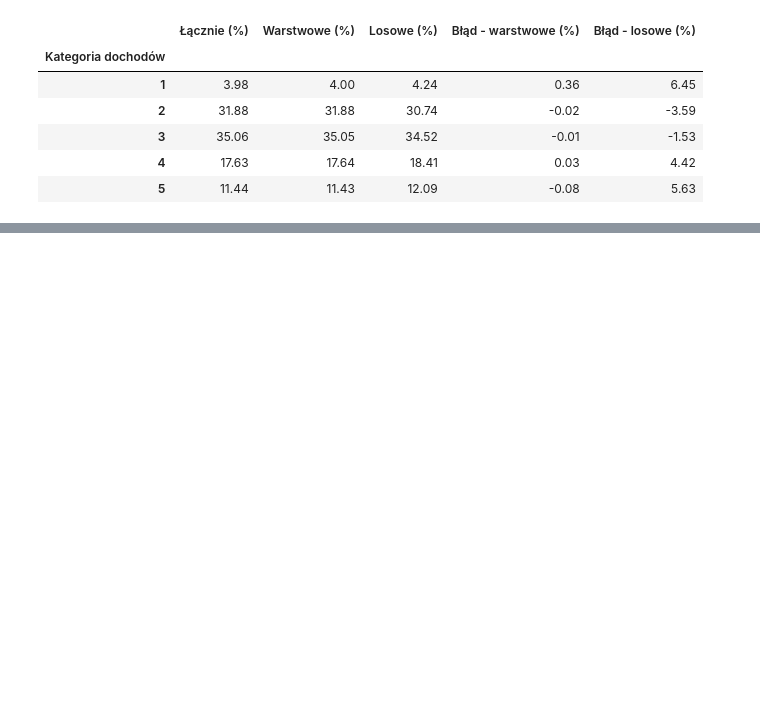
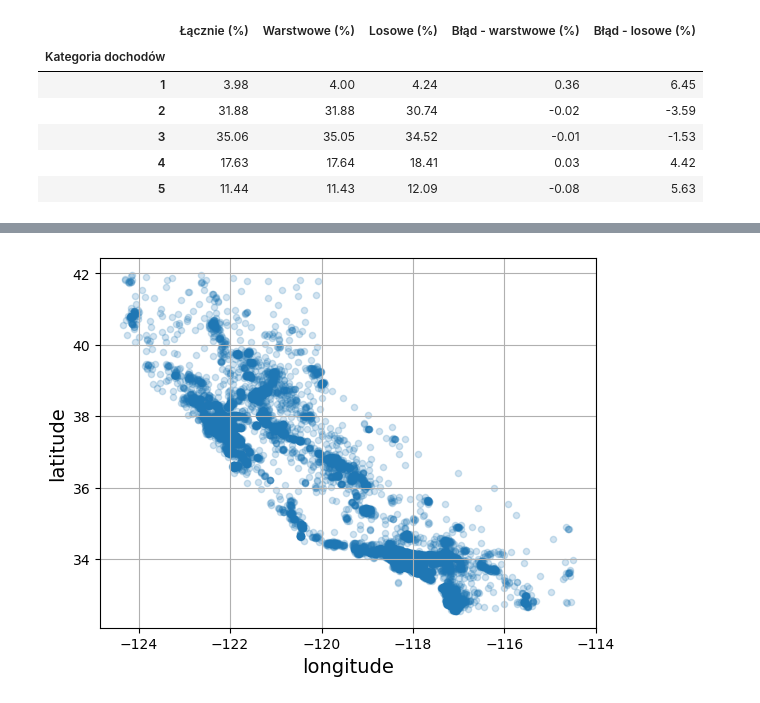
Before and after one commit to SokolowskiMik/WUM, a Jupyter notebook: 02_pierwszy_projekt_uczenia_maszynowego.ipynb, the cells around one changed output, grey strips where cells are left out. Saved outputs shown, nothing was run; the diff lists cells and outputs as text; code cells hidden in the pictures; blank space fills up the shorter version.

```diff
--- a/02_pierwszy_projekt_uczenia_maszynowego.ipynb
+++ b/02_pierwszy_projekt_uczenia_maszynowego.ipynb
@@ -153,0 +164,5 @@ compare_samp["Błąd - losowe (%)"] = (compare_samp["Losowe (%)"] / compare_samp
+# %%
+df_train_eda.plot(kind="scatter", x="longitude", y="latitude", grid=True, alpha=0.2)
+plt.show()
+# %% [output]
+[figure, added]
```
Also changed, not shown: parts of 4 cells of this notebook.
